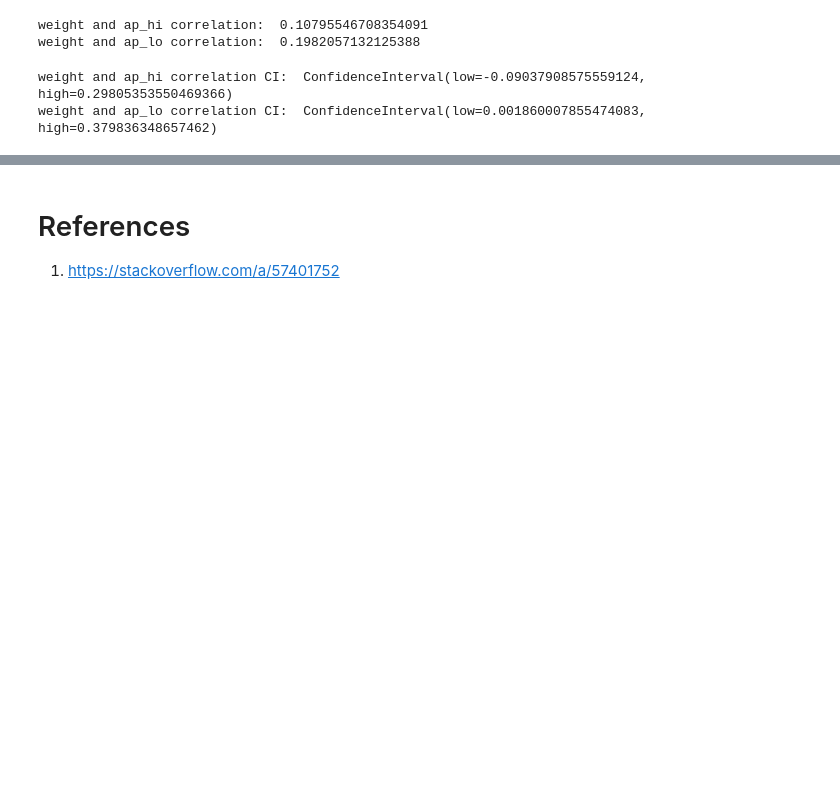
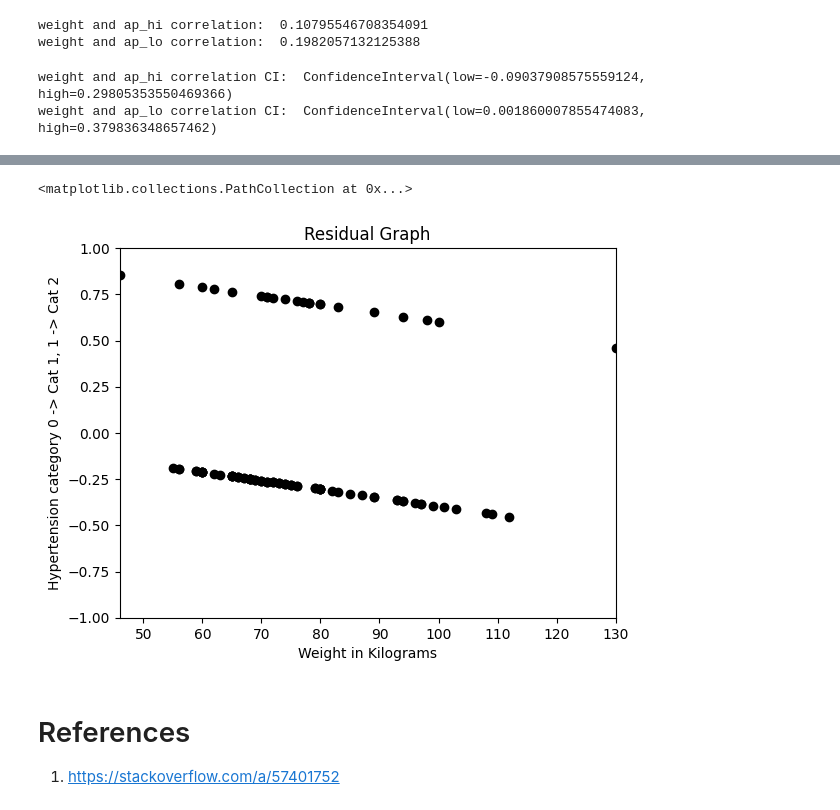
Before and after one commit to farhanarrafi/empirical-analysis-cardiovascular-data, a Jupyter notebook: Emperical_Analysis_Project.ipynb, the cells around one changed output, grey strips where cells are left out. Drawn from its saved outputs; the diff is of its cells as text; code cells hidden in the pictures; blank space fills up the shorter version.

```diff
--- a/Emperical_Analysis_Project.ipynb
+++ b/Emperical_Analysis_Project.ipynb
@@ -431,0 +526,3 @@ weight and ap_lo correlation CI:  ConfidenceInterval(low=0.001860007855474083, h
+# %%
+# residual = observed y - predicted y
+residual = Y_test - Y_predictions
@@ -432,3 +533,14 @@ weight and ap_lo correlation CI:  ConfidenceInterval(low=0.001860007855474083, h
+# %%
+plt.title('Residual Graph')
+plt.xlabel('Weight in Kilograms')
+plt.ylabel('Hypertension category 0 -> Cat 1, 1 -> Cat 2')
+plt.xlim([X_test['weight'].min(), X_test['weight'].max()])
+plt.ylim([-1, 1])
+plt.scatter(X_test, residual, color="black")
+#plt.plot(X_test, Y_predictions, color="blue", linewidth=3)
+# %% [output]
+<matplotlib.collections.PathCollection at 0x...>
+[figure, added]
 # %% [markdown]
 # References
 
```
Also changed, not shown: parts of 14 cells of this notebook.
